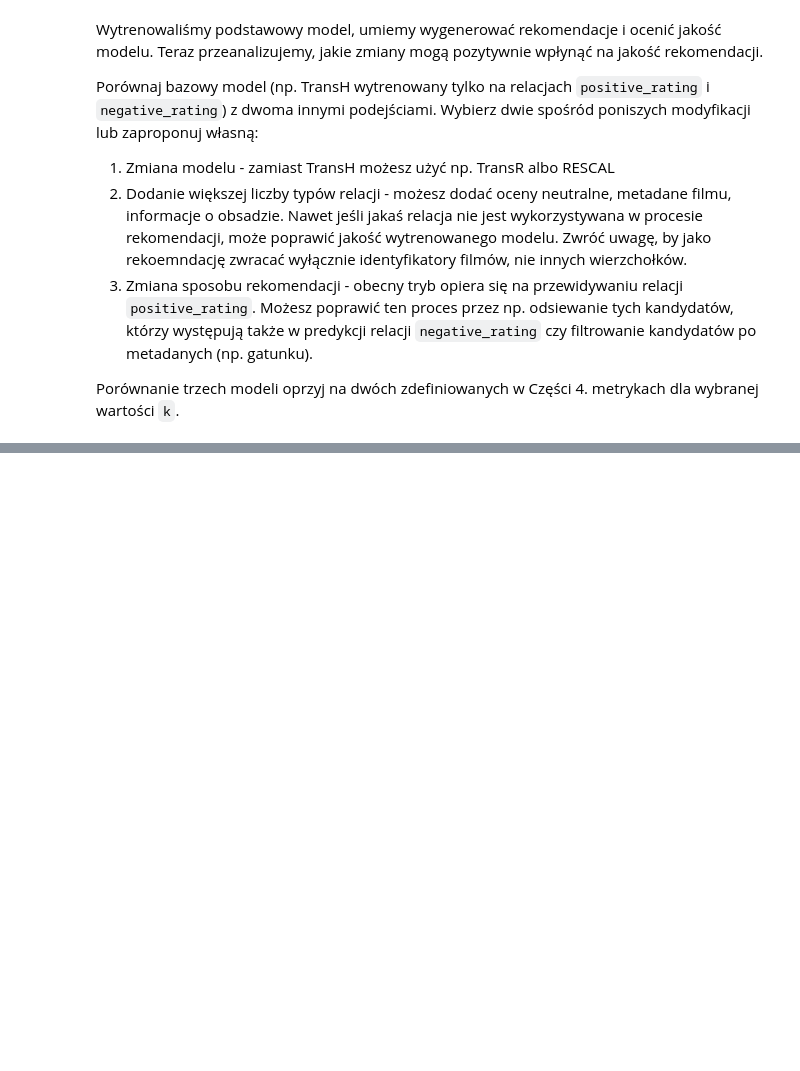
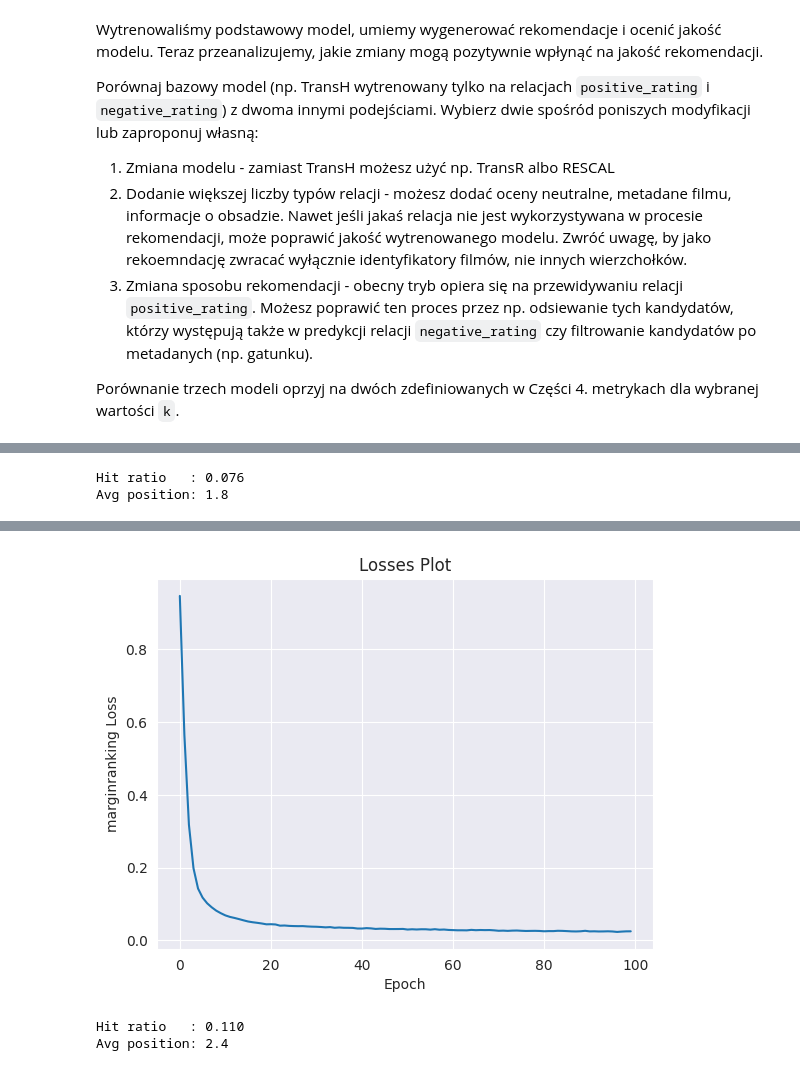
Before and after one commit to barhanc/recommender-systems-lab, a Jupyter notebook: lab6/lab6_graph_recommenders.ipynb, the cells around one changed output, grey strips where cells are left out. Drawn from its saved outputs; the diff is of its cells as text; code cells hidden in the pictures; blank space fills up the shorter version.

```diff
--- a/lab6/lab6_graph_recommenders.ipynb
+++ b/lab6/lab6_graph_recommenders.ipynb
@@ -252,0 +365,68 @@ raise NotImplementedError()
+# %%
+print(f"Hit ratio   : {hit_ratio(test_ratings, pipeline_result.model, tf, 50):.3f}")
+print(f"Avg position: {avg_position(test_ratings, pipeline_result.model, tf, 50):.1f}")
+# %% [output]
+Hit ratio   : 0.076
+Avg position: 1.8
+# %%
+# Add more realtion types
+# =========================
+
+all_relation_types = [
+    "positive_rating",
+    "neutral_rating",
+    "negative_rating",
+    "genre",
+    "production_country",
+    "in_collection",
+    "release_year",
+    "actor_in",
+    "director_of",
+    "screenwriter_of",
+    "composer_of",
+]
+basic_relation_types = ["positive_rating", "negative_rating"]
+
+
+def generate_triples_v2(
+    reviews: List[Review], movies: Dict[str, Movie], relation_types: List[str]
+) -> List[Tuple[str, str, str]]:
+    # przetlumacz dane o filmach i recenzjach do formy trojek (head, relation, tail)
+    # np. (user_id, 'positive_rating', movie_id)
+    # zwroc liste trzyelementowych krotek
+    triples = []
+
+    for review in reviews:
+        if review.rating >= POSITIVE_THRESHOLD:
+            triples.append((review.user_id, "positive_rating", review.movie_id))
+        elif review.rating <= NEGATIVE_THRESHOLD:
+            triples.append((review.user_id, "negative_rating", review.movie_id))
+        else:
+            triples.append((review.user_id, "neutral_rating", review.movie_id))
+
+        if review.movie_id in movies:
+            movie = movies[review.movie_id]
+
+            for actor in movie.actors:
+                triples.append((actor, "actor_in", review.movie_id))
+
+            for genre in movie.genres:
+                triples.append((review.movie_id, "genre", genre))
+
+            for production_country in movie.production_countries:
+                triples.append((review.movie_id, "production_country", production_country))
+
+            for director in movie.directors:
+                triples.append((director, "director_of", review.movie_id))
+
+            triples.append((review.movie_id, "release_year", movie.release_year))
+
+    return triples
+
+
+triples = generate_triples_v2(ratings, movies, basic_relation_types)
+tf = TriplesFactory.from_labeled_triples(np.array(triples))
+
+pipeline_result = train_model(triples, tf, TransE, epochs=100)
+pipeline_result.plot_losses()
+# %% [output]
@@ -252,0 +439,7 @@ raise NotImplementedError()
+[figure, added]
+# %%
+print(f"Hit ratio   : {hit_ratio(test_ratings, pipeline_result.model, tf, 50):.3f}")
+print(f"Avg position: {avg_position(test_ratings, pipeline_result.model, tf, 50):.1f}")
+# %% [output]
+Hit ratio   : 0.110
+Avg position: 2.4
```
Also changed, not shown: parts of 15 cells of this notebook.
